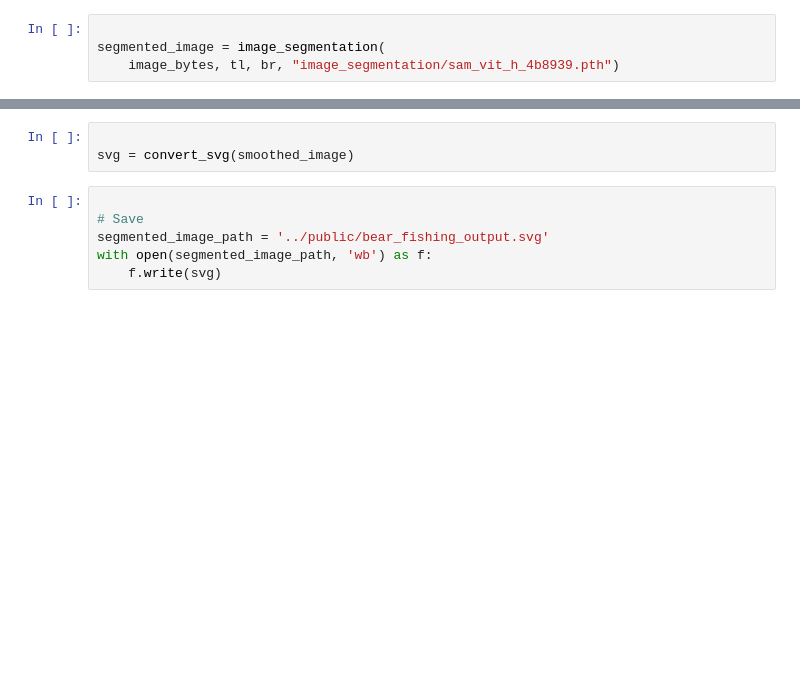
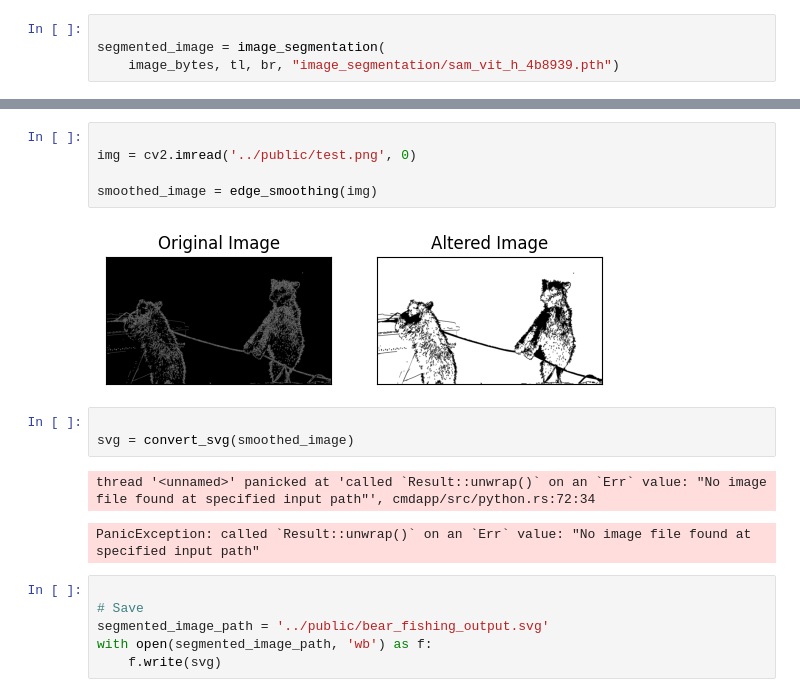
Before and after one commit to CornellDataScience/sketchify, a Jupyter notebook: ml/main.ipynb, the cells around one changed output, grey strips where cells are left out. Cells and saved outputs as stored; diff of their text form; blank space fills up the shorter version.

```diff
--- a/ml/main.ipynb
+++ b/ml/main.ipynb
@@ -30,6 +31,16 @@ error: OpenCV(4.9.0) :-1: error: (-5:Bad argument) in function 'dilate'
+# %%
+
+img = cv2.imread('../public/test.png', 0)
+
+smoothed_image = edge_smoothing(img)
+# %% [output]
+[figure, added]
 # %%
 
 svg = convert_svg(smoothed_image)
+# %% [output]
+thread '<unnamed>' panicked at 'called `Result::unwrap()` on an `Err` value: "No image file found at specified input path"', cmdapp/src/python.rs:72:34
+PanicException: called `Result::unwrap()` on an `Err` value: "No image file found at specified input path"
 # %%
 
 # Save
```
Also changed, not shown: parts of 4 cells of this notebook, 1 other file.
